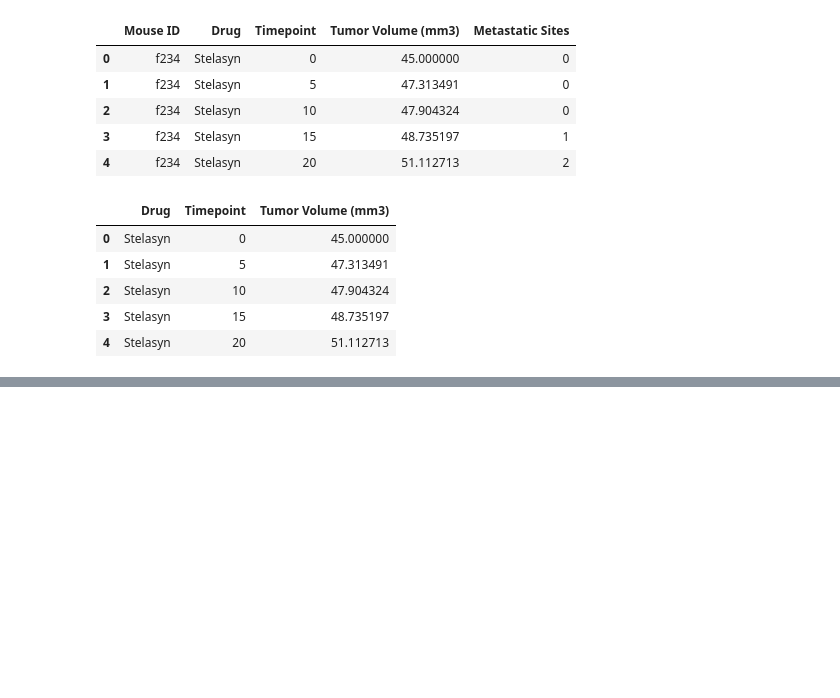
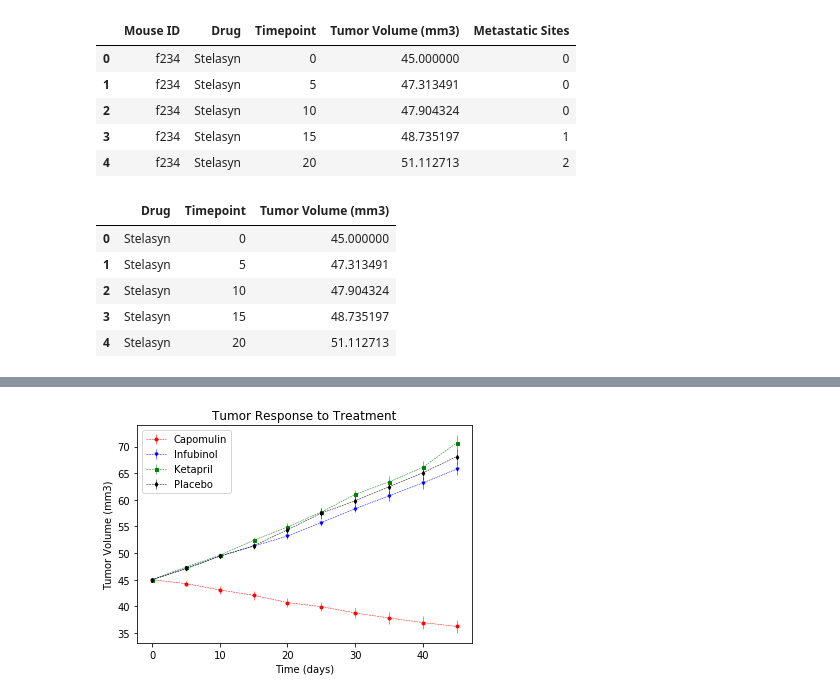
Before and after one commit to jenienam/matplotlib-challenge, a Jupyter notebook: Pymaceuticals/Pymaceuticals.ipynb, the cells around one changed output, grey strips where cells are left out. Saved outputs shown, nothing was run; the diff lists cells and outputs as text; code cells hidden in the pictures; blank space fills up the shorter version.

```diff
--- a/Pymaceuticals/Pymaceuticals.ipynb
+++ b/Pymaceuticals/Pymaceuticals.ipynb
@@ -97,0 +68,9 @@ AttributeError: Cannot access callable attribute 'loc' of 'DataFrameGroupBy' obj
+# %%
+Mean_tumor_data = combined_data.groupby(['Drug','Timepoint'])
+Standard_Error = Mean_tumor_data.sem()
+Standard_Error = Standard_Error.reset_index()
+Standard_Error.head()
+Standard_Error = pd.DataFrame(Standard_Error)
+Standard_Error_pd = Standard_Error.reset_index()
+Standard_Error_pd = Standard_Error_pd.pivot(index="Timepoint",columns="Drug")['Tumor Volume (mm3)']
+Standard_Error_pd.head()
@@ -97,0 +85,6 @@ AttributeError: Cannot access callable attribute 'loc' of 'DataFrameGroupBy' obj
+# %%
+tumor_data_pd = tumor_data_pd.reset_index()
+tumor_data_clean = tumor_data_pd.pivot(index="Timepoint",columns="Drug")['Tumor Volume (mm3)']
+tumor_data_clean.head()
+tumor_data_clean = pd.DataFrame(tumor_data_clean)
+tumor_data_clean
@@ -97,0 +104,13 @@ AttributeError: Cannot access callable attribute 'loc' of 'DataFrameGroupBy' obj
+# %%
+#Plots with Error Bars Included
+plt.errorbar(tumor_data_clean.index, tumor_data_clean["Capomulin"], yerr=Standard_Error_pd["Capomulin"], color="red", marker="o", markersize=3, linestyle="dashed", linewidth=0.5)
+plt.errorbar(tumor_data_clean.index, tumor_data_clean["Infubinol"], yerr=Standard_Error_pd["Infubinol"], color="blue", marker="v", markersize=3, linestyle="dashed", linewidth=0.5)
+plt.errorbar(tumor_data_clean.index, tumor_data_clean["Ketapril"], yerr=Standard_Error_pd["Ketapril"], color="green", marker="s", markersize=3, linestyle="dashed", linewidth=0.5)
+plt.errorbar(tumor_data_clean.index, tumor_data_clean["Placebo"], yerr=Standard_Error_pd["Placebo"], color="black", marker="d", markersize=3, linestyle="dashed", linewidth=0.5)
+plt.title("Tumor Response to Treatment")
+plt.xlabel("Time (days)")
+plt.ylabel("Tumor Volume (mm3)")
+plt.legend(['Capomulin', 'Infubinol', 'Ketapril', 'Placebo'],loc="upper left")
+plt.savefig("pymaceuticals_1.png")
+# %% [output]
+[figure, added]
```
Also changed, not shown: parts of 6 cells of this notebook, 2 other files.
